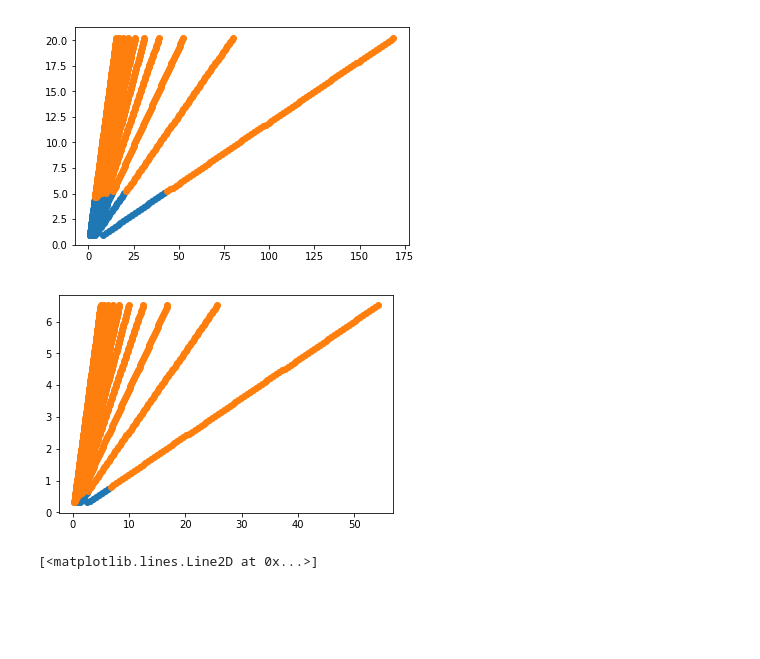
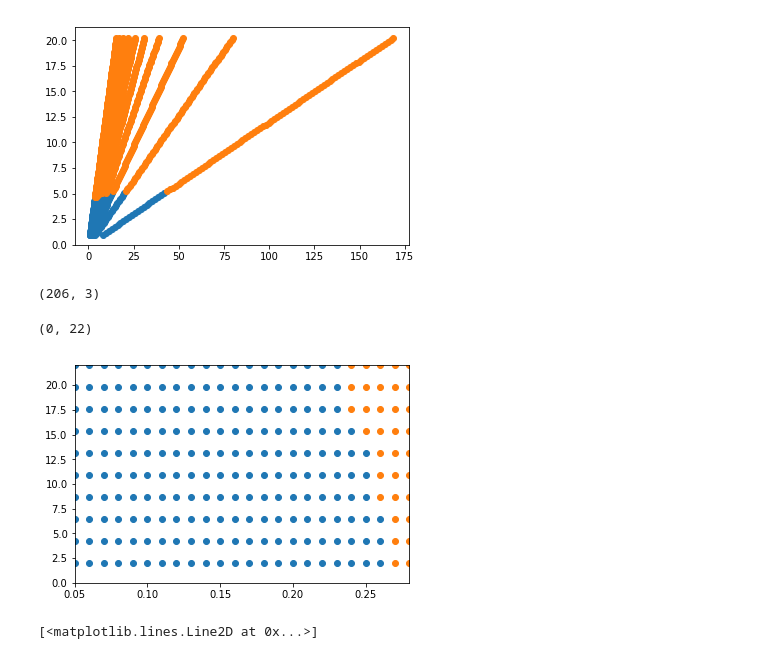
Before and after one commit to CIDARLAB/DAFD, a Jupyter notebook: flow_stability_experimental_analysis.ipynb, the cells around one changed output. Cells and saved outputs as stored; diff of their text form; code cells hidden in the pictures; blank space fills up the shorter version.

```diff
--- a/flow_stability_experimental_analysis.ipynb
+++ b/flow_stability_experimental_analysis.ipynb
@@ -5,7 +5,7 @@ import matplotlib.pyplot as plt
 import seaborn as sns
 from scipy.spatial import ConvexHull, convex_hull_plot_2d
 # %%
-simulated = pd.read_csv("20220609_FSLFS_FINERESULTS.csv")
+simulated = pd.read_csv("data/20220609_FSLFS_FINERESULTS.csv")
 # %%
 lfs_sim.columns
 # %% [output]
@@ -64,36 +67,41 @@ for df in [r1, r2]:
+# %%
+r1.loc[r1.capillary_number < .28,:].shape
+# %% [output]
+(206, 3)
 # %%
 import matplotlib
-used = lfs_sim
+used = fs_sim
 
 
-# r1 = used.loc[used.regime==1,["capillary_number", "flow_rate_ratio"]].reset_index()
-# r2 = used.loc[used.regime==2,["capillary_number", "flow_rate_ratio"]].reset_index()
+r1 = used.loc[used.regime==1,["capillary_number", "flow_rate_ratio"]].reset_index()
+r2 = used.loc[used.regime==2,["capillary_number", "flow_rate_ratio"]].reset_index()
 
-r1 = used.loc[used.regime==1,["water_flow", "oil_flow"]].reset_index()
-r2 = used.loc[used.regime==2,["water_flow", "oil_flow"]].reset_index()
+# r1 = used.loc[used.regime==1,:]#["water_flow", "oil_flow"]].reset_index()
+# r2 = used.loc[used.regime==2,["water_flow", "oil_flow"]].reset_index()
 
 # plt.plot(,fs.loc[fs.regime==1,"FRR"],"o")
 # plt.plot(fs.loc[fs.regime==2,"Ca"],fs.loc[fs.regime==2,"FRR"],"o")
 
 for df in [r1, r2]:
-    points = np.array([[df.water_flow[i], df.oil_flow[i]] for i in range(len(df.water_flow))])
+    points = np.array([[df.capillary_number[i], df.flow_rate_ratio[i]] for i in range(len(df.capillary_number))])
 
 
-    hull = ConvexHull(points)
+    #hull = ConvexHull(points)
     plt.scatter(points[:,0], points[:,1])
 #     for simplex in hull.simplices:
 #         plt.plot(points[simplex, 0], points[simplex, 1], 'k-')
 #     # plt.plot(fs.loc[fs.exp_regime==1,"Ca"],fs.loc[fs.exp_regime==1,"FRR"], ".")
 #     # plt.plot(fs.loc[fs.exp_regime==2,"Ca"],fs.loc[fs.exp_regime==2,"FRR"], ".")
 
-#  plt.xlim([0, 10])
-# plt.ylim([0,22])
+plt.xlim([0.05, 0.28])
+plt.ylim([0,22])
 
 # matplotlib.rcParams['pdf.fonttype'] = 42
 # matplotlib.rcParams['ps.fonttype'] = 42
 # plt.savefig("20220609_LFS_simulated.pdf")
 # %% [output]
+(0, 22)
-[figure, old version]
+[figure, new version]
 # %%
 plt.plot(lfs.loc[lfs.regime==1,"Ca"],lfs.loc[lfs.regime==1,"FRR"],"o")
 plt.plot(lfs.loc[lfs.regime==2,"Ca"],lfs.loc[lfs.regime==2,"FRR"],"o")
```
Also changed, not shown: parts of 7 cells of this notebook, 15 other files.
